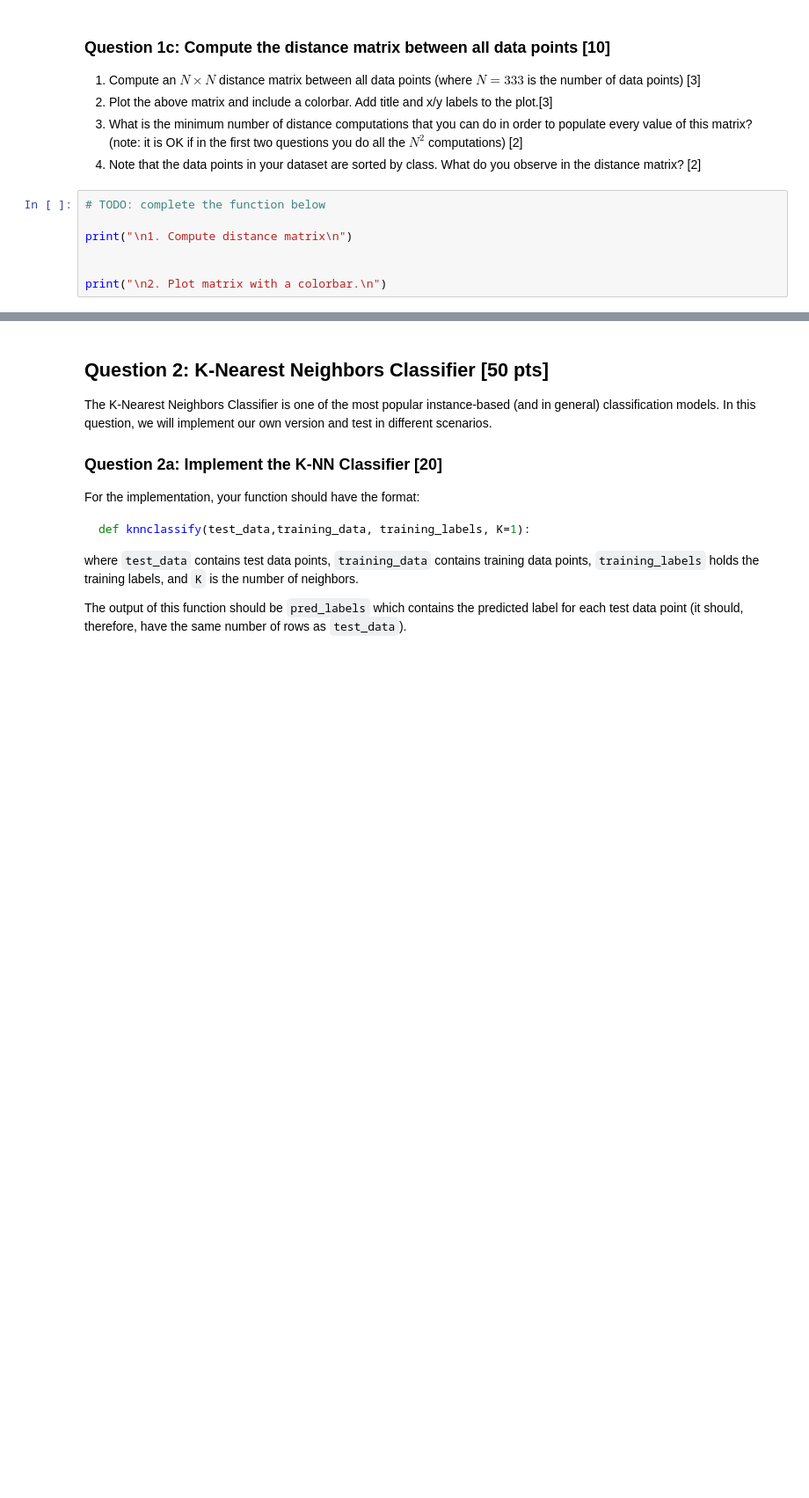
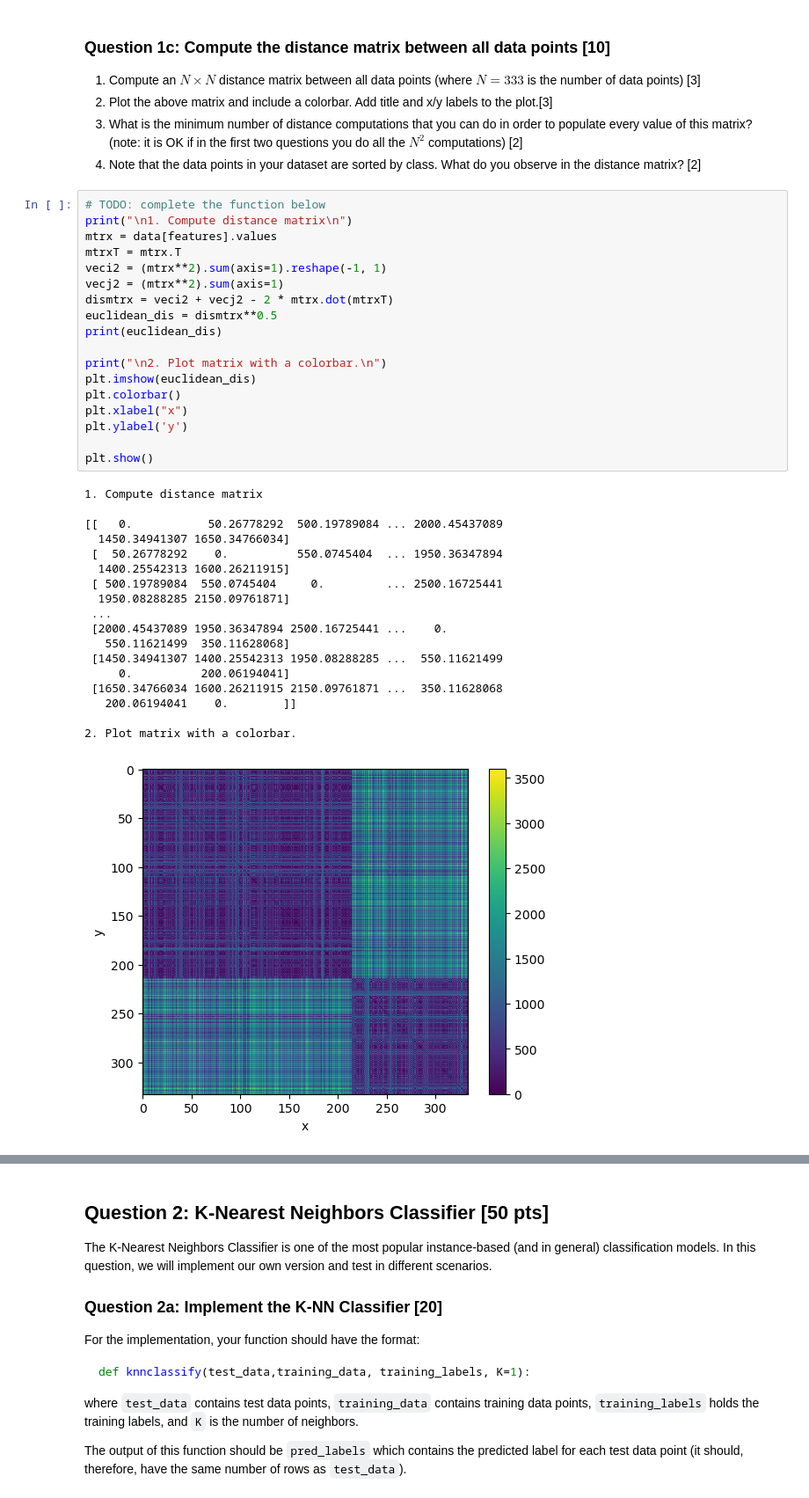
Before and after one commit to jerry729/cs171, a Jupyter notebook: fall2022_hw1.ipynb, the cells around one changed output, grey strips where cells are left out. Shown at 88% size. Cells and saved outputs as stored; diff of their text form; blank space fills up the shorter version.

```diff
--- a/fall2022_hw1.ipynb
+++ b/fall2022_hw1.ipynb
@@ -216,8 +216,38 @@ np distance: 750.531891394363
 4. Note that the data points in your dataset are sorted by class. What do you observe in the distance matrix? [2]
 # %%
 # TODO: complete the function below
-
 print("\n1. Compute distance matrix\n")
-
+mtrx = data[features].values
+mtrxT = mtrx.T
+veci2 = (mtrx**2).sum(axis=1).reshape(-1, 1)
+vecj2 = (mtrx**2).sum(axis=1)
+dismtrx = veci2 + vecj2 - 2 * mtrx.dot(mtrxT)
+euclidean_dis = dismtrx**0.5
+print(euclidean_dis)
 
 print("\n2. Plot matrix with a colorbar.\n")
+plt.imshow(euclidean_dis)
+plt.colorbar()
+plt.xlabel("x")
+plt.ylabel('y')
+
+plt.show()
+# %% [output]
+1. Compute distance matrix
+
+[[   0.           50.26778292  500.19789084 ... 2000.45437089
+  1450.34941307 1650.34766034]
+ [  50.26778292    0.          550.0745404  ... 1950.36347894
+  1400.25542313 1600.26211915]
+ [ 500.19789084  550.0745404     0.         ... 2500.16725441
+  1950.08288285 2150.09761871]
+ ...
+ [2000.45437089 1950.36347894 2500.16725441 ...    0.
+   550.11621499  350.11628068]
+ [1450.34941307 1400.25542313 1950.08288285 ...  550.11621499
+     0.          200.06194041]
+ [1650.34766034 1600.26211915 2150.09761871 ...  350.11628068
+   200.06194041    0.        ]]
+
+2. Plot matrix with a colorbar.
+[figure, added]
```
Also changed, not shown: parts of 6 cells of this notebook.
